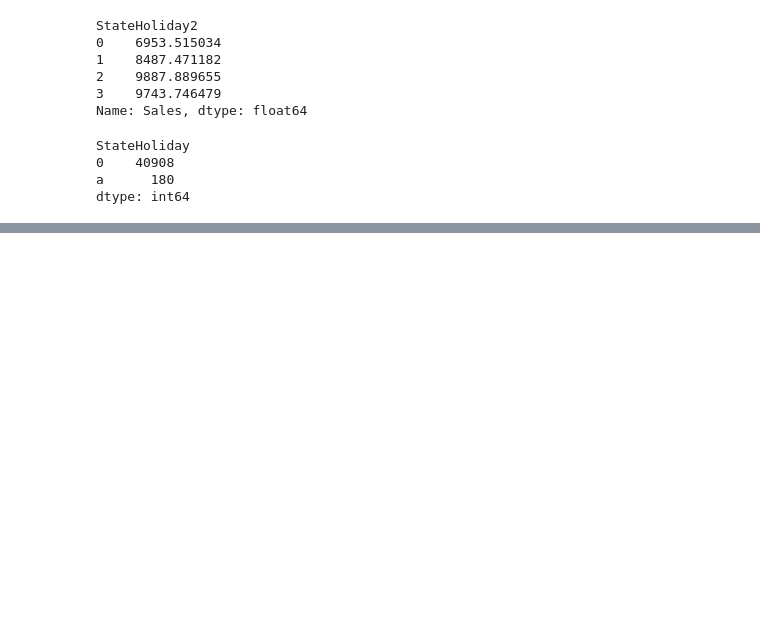
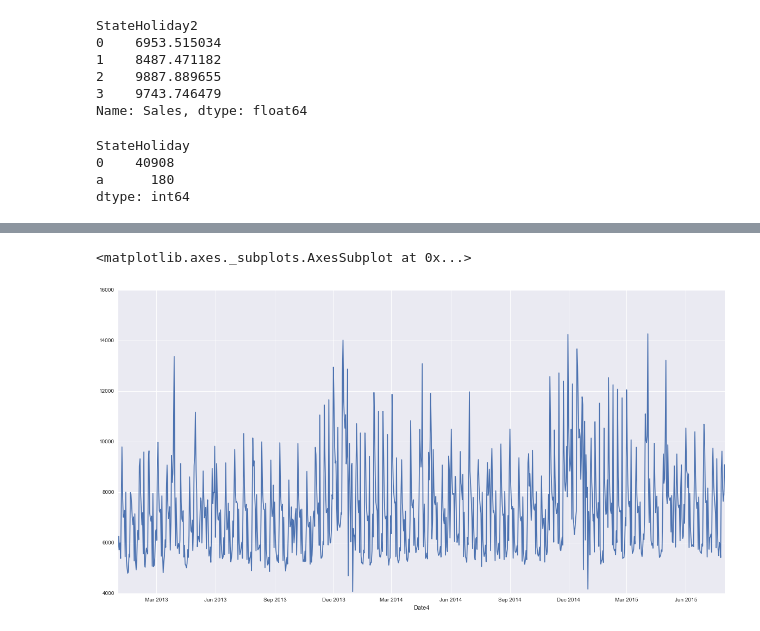
Before and after one commit to DarioMarrocchelli/DSI-Capstone-Project, a Jupyter notebook: DataExploration.ipynb, the cells around one changed output, grey strips where cells are left out. Cells and saved outputs as stored; diff of their text form; code cells hidden in the pictures; blank space fills up the shorter version.

```diff
--- a/DataExploration.ipynb
+++ b/DataExploration.ipynb
@@ -372,0 +503,16 @@ dtype: int64
+# %%
+#concat['Date4'] = pd.to_datetime(concat['Date']).dt.date
+#concat.groupby('Date4')['Sales'].mean().plot()
+
+
+plt.figure(figsize=(20,10))
+y = concat.groupby('Date4')['Sales'].mean()
+#x = matplotlib.dates.date2num(concat.groupby('Date4')['Date4'].mean())
+#x = concat.groupby('Date4')['Date4'].mean()
+#plt.plot_date(x, y, color = 'red', label = 'Sales')
+#plt.show()
+
+concat.groupby('Date4')['Sales'].mean().plot()
+# %% [output]
+<matplotlib.axes._subplots.AxesSubplot at 0x...>
+[figure, added]
```
Also changed, not shown: parts of 13 cells of this notebook.
